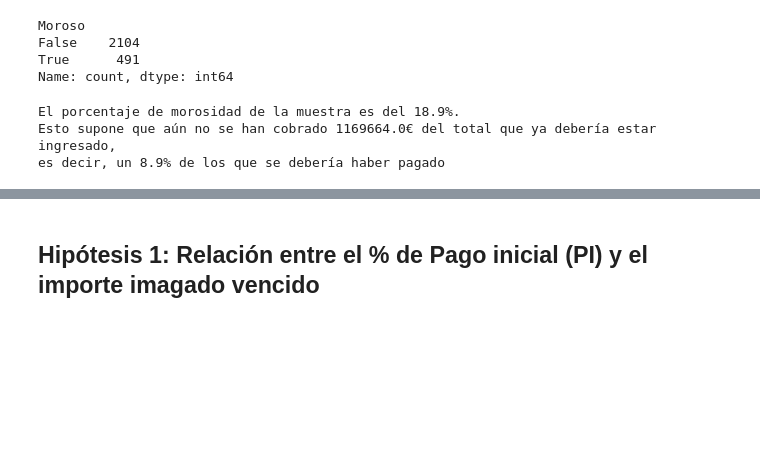
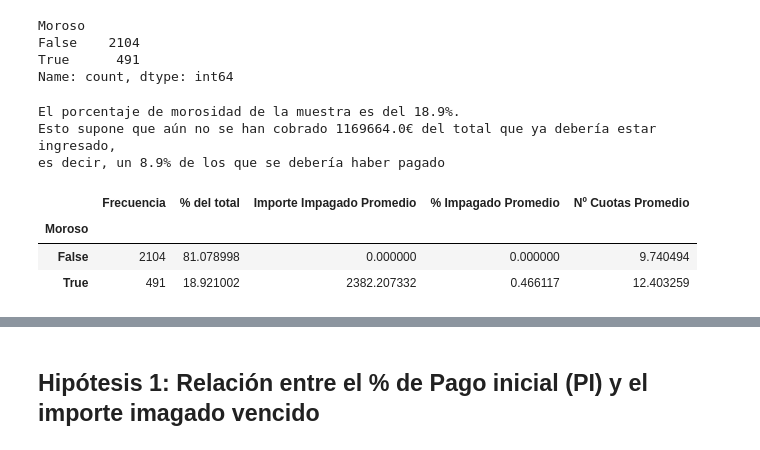
Before and after one commit to clorofilo/prediccion-morosidad, a Jupyter notebook: notebooks/01_eda.ipynb, the cells around one changed output, grey strips where cells are left out. Drawn from its saved outputs; the diff is of its cells as text; code cells hidden in the pictures; blank space fills up the shorter version.

```diff
--- a/notebooks/01_eda.ipynb
+++ b/notebooks/01_eda.ipynb
@@ -646,3 +674,11 @@ es decir, un {porcentaje_impago}% de los que se debería haber pagado''')
 El porcentaje de morosidad de la muestra es del 18.9%.
 Esto supone que aún no se han cobrado 1169664.0€ del total que ya debería estar ingresado,
 es decir, un 8.9% de los que se debería haber pagado
+# %%
+resumen_morosidad = analisis_basico_morosidad(df_convo_deuda)
+resumen_morosidad
+# %% [output]
+|  | Frecuencia | % del total | Importe Impagado Promedio | % Impagado Promedio | Nº Cuotas Promedio |
+| Moroso |  |  |  |  |  |
+| False | 2104 | 81.078998 | 0.000000 | 0.000000 | 9.740494 |
+| True | 491 | 18.921002 | 2382.207332 | 0.466117 | 12.403259 |
```
Also changed, not shown: parts of 4 cells of this notebook, 20 other files.
